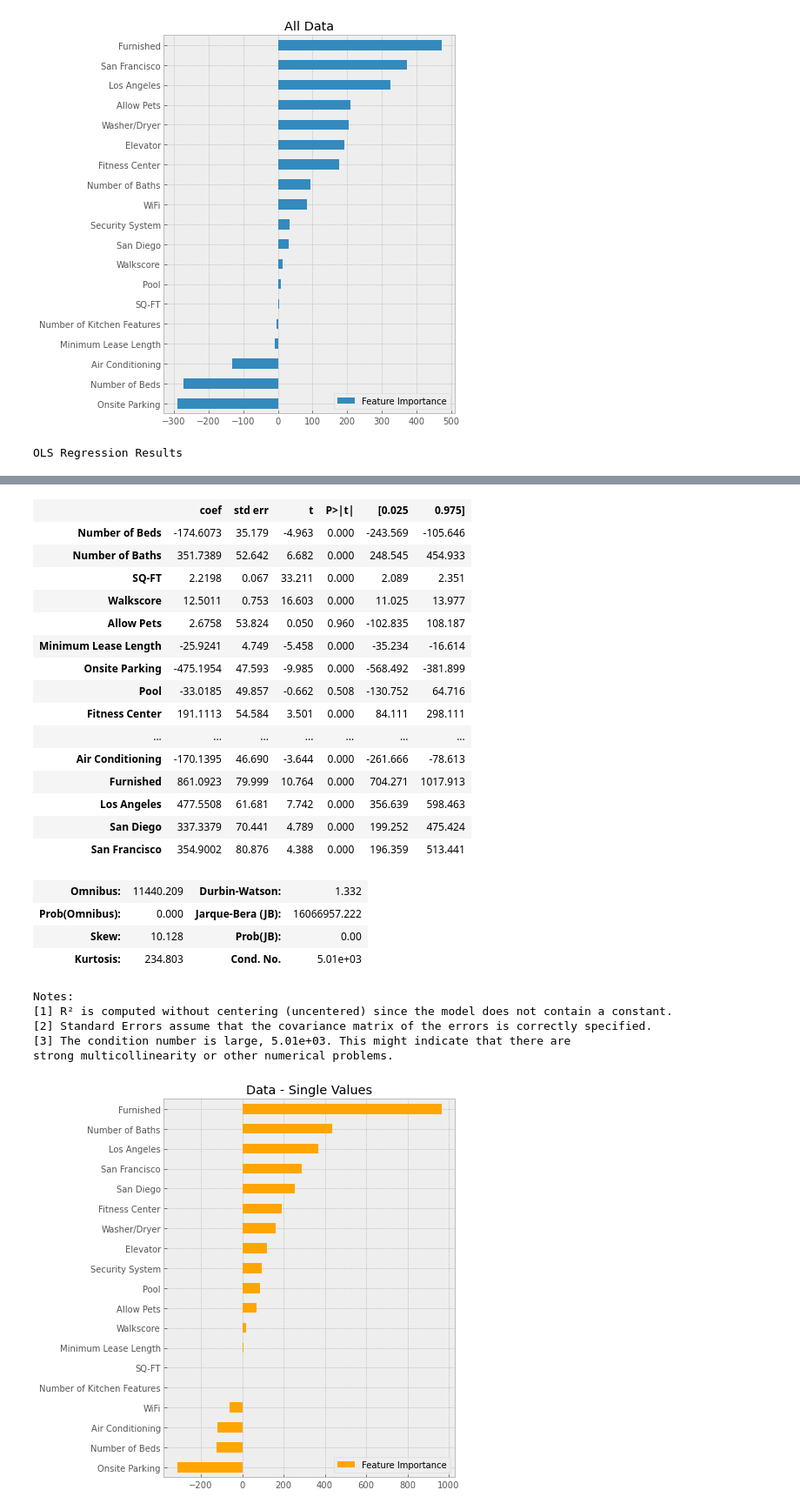
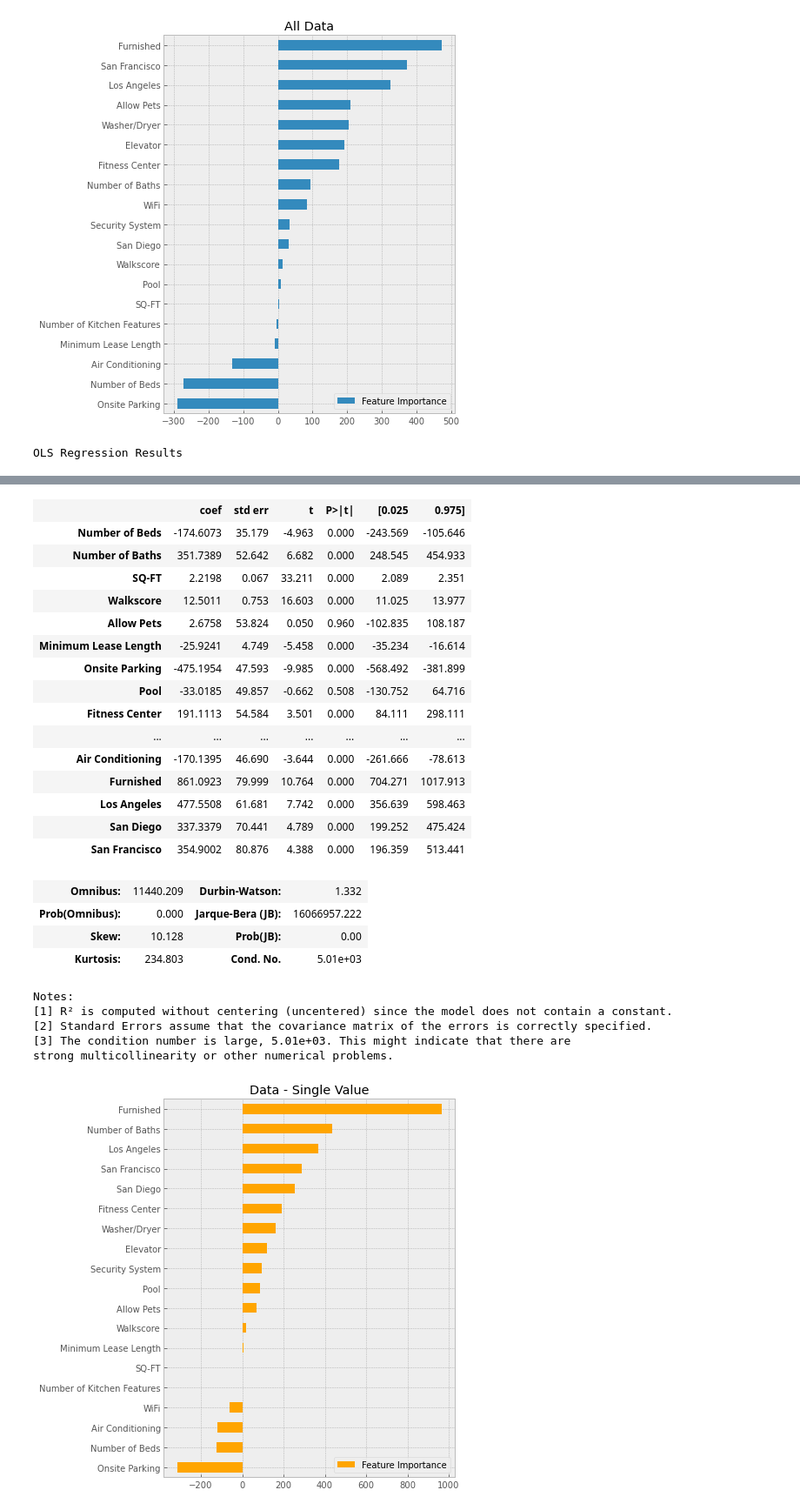
Before and after one commit to yenholaivy/CaliforniaRentalValueEstimation, a Jupyter notebook: California_Rental_Price_Estimator.ipynb, the cells around one changed output, grey strips where cells are left out. Shown at 87% size. Drawn from its saved outputs; the diff is of its cells as text; code cells hidden in the pictures.

```diff
--- a/California_Rental_Price_Estimator.ipynb
+++ b/California_Rental_Price_Estimator.ipynb
@@ -389,7 +408,7 @@ Notes:
 strong multicollinearity or other numerical problems.
 [figure]
 # %%
-feature_importance_graph(lin_reg_nr.coef_, 'orange','Data - Single Values')
+feature_importance_graph(lin_reg_nr.coef_, 'orange','Data - Single Value')
 sm.OLS(y_nr, X_nr).fit().summary()
 # %% [output]
 OLS Regression Results
@@ -401,30 +420,30 @@ OLS Regression Results
 | No. Observations: | 7122 | AIC: | 1.257e+05 |
 | Df Residuals: | 7103 | BIC: | 1.259e+05 |
 | Df Model: | 19 |  |  |
 | Covariance Type: | nonrobust |  |  |
 |  | coef | std err | t | P>|t| | [0.025 | 0.975] |
 | Number of Beds | -174.6073 | 35.179 | -4.963 | 0.000 | -243.569 | -105.646 |
 | Number of Baths | 351.7389 | 52.642 | 6.682 | 0.000 | 248.545 | 454.933 |
 | SQ-FT | 2.2198 | 0.067 | 33.211 | 0.000 | 2.089 | 2.351 |
 | Walkscore | 12.5011 | 0.753 | 16.603 | 0.000 | 11.025 | 13.977 |
 | Allow Pets | 2.6758 | 53.824 | 0.050 | 0.960 | -102.835 | 108.187 |
 | Minimum Lease Length | -25.9241 | 4.749 | -5.458 | 0.000 | -35.234 | -16.614 |
 | Onsite Parking | -475.1954 | 47.593 | -9.985 | 0.000 | -568.492 | -381.899 |
 | Pool | -33.0185 | 49.857 | -0.662 | 0.508 | -130.752 | 64.716 |
 | Fitness Center | 191.1113 | 54.584 | 3.501 | 0.000 | 84.111 | 298.111 |
 | ... | ... | ... | ... | ... | ... | ... |
 | Air Conditioning | -170.1395 | 46.690 | -3.644 | 0.000 | -261.666 | -78.613 |
 | Furnished | 861.0923 | 79.999 | 10.764 | 0.000 | 704.271 | 1017.913 |
 | Los Angeles | 477.5508 | 61.681 | 7.742 | 0.000 | 356.639 | 598.463 |
 | San Diego | 337.3379 | 70.441 | 4.789 | 0.000 | 199.252 | 475.424 |
 | San Francisco | 354.9002 | 80.876 | 4.388 | 0.000 | 196.359 | 513.441 |
 | Omnibus: | 11440.209 | Durbin-Watson: | 1.332 |
 | Prob(Omnibus): | 0.000 | Jarque-Bera (JB): | 16066957.222 |
 | Skew: | 10.128 | Prob(JB): | 0.00 |
 | Kurtosis: | 234.803 | Cond. No. | 5.01e+03 |
 Notes:
 [1] R² is computed without centering (uncentered) since the model does not contain a constant.
 [2] Standard Errors assume that the covariance matrix of the errors is correctly specified.
 [3] The condition number is large, 5.01e+03. This might indicate that there are
 strong multicollinearity or other numerical problems.
-[figure, old version]
+[figure, new version]
```
Also changed, not shown: parts of 4 cells of this notebook, 15 other files.
